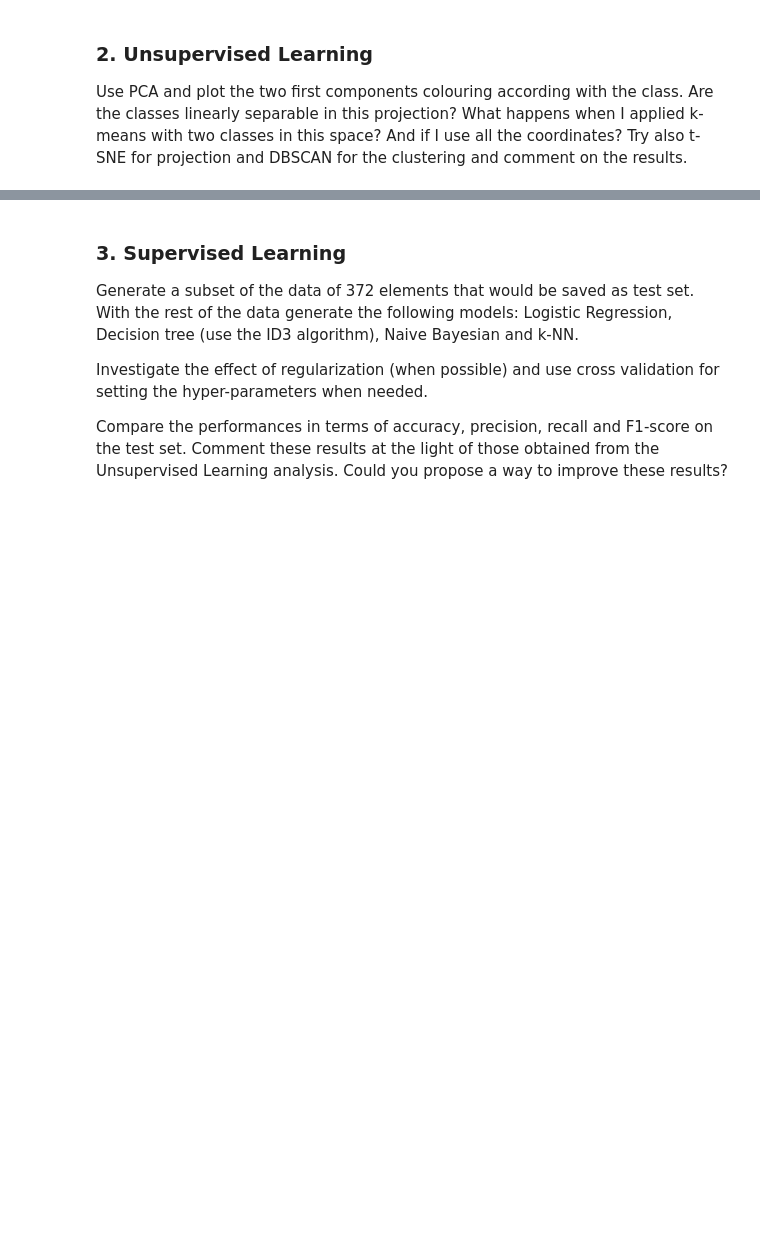
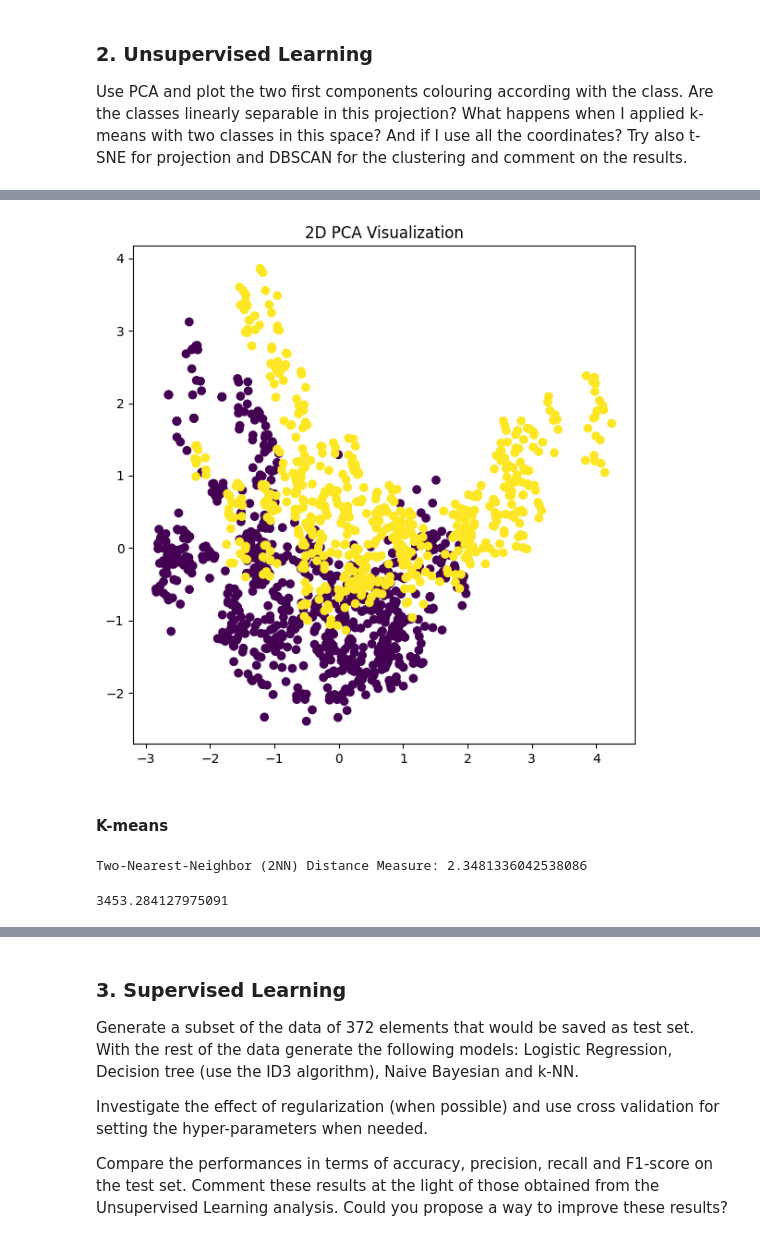
Before and after one commit to Magi-01/Repository, a Jupyter notebook: Machine_Learning/Challenge_1/challenge-one.ipynb, the cells around one changed output, grey strips where cells are left out. Saved outputs shown, nothing was run; the diff lists cells and outputs as text; code cells hidden in the pictures; blank space fills up the shorter version.

```diff
--- a/Machine_Learning/Challenge_1/challenge-one.ipynb
+++ b/Machine_Learning/Challenge_1/challenge-one.ipynb
@@ -35,0 +119,7 @@ print(banknote_authentication)
+# %%
+# No need for this as the labels are already encoded into int
+ord_encoder = preprocessing.OrdinalEncoder()
+ord_encoder.fit(var_class.reshape(-1,1))
+y_scaled = ord_encoder.transform(var_class.reshape(-1,1))
+y_range_change = y_scaled * 2 - 1
+y_range_change
@@ -39,0 +200,28 @@ Use PCA and plot the two first components colouring according with the class. Ar
+# %%
+fig, ax = plt.subplots(figsize=(7, 7))
+ax.scatter(projection[:, 0], projection[:, 1], c=y_range_change)
+ax.set_title('2D PCA Visualization')
+plt.show()
+# %% [output]
+[figure, added]
+# %% [markdown]
+#### K-means
+# %%
+# Compute the pairwise Euclidean distance matrix between unique rows of the scaled dataset
+unique_scaled_data = np.unique(X_scaled, axis=0)
+distance_matrix = cdist(unique_scaled_data, unique_scaled_data)
+distance_matrix.sort(axis=1)
+
+# Calculate the ratio of the second-nearest neighbor distance to the nearest neighbor distance
+mu_i = np.divide(distance_matrix[:, 2], distance_matrix[:, 1])
+
+# Compute the logarithm of the calculated ratios
+log_mu_i = np.log(mu_i)
+
+# Calculate the inverse of the mean logarithm of the second-nearest neighbor ratios
+two_nn = 1 / np.mean(log_mu_i)
+
+# Print the resulting value
+print("Two-Nearest-Neighbor (2NN) Distance Measure:", two_nn)
+# %% [output]
+Two-Nearest-Neighbor (2NN) Distance Measure: 2.3481336042538086
@@ -39,0 +337,5 @@ Use PCA and plot the two first components colouring according with the class. Ar
+# %%
+kmeans_labels, l_kmeans = k_means(2, X_scaled, init='++', n_init=20)
+print(l_kmeans)
+# %% [output]
+3453.284127975091
```
Also changed, not shown: parts of 63 cells of this notebook, 15 other files.
